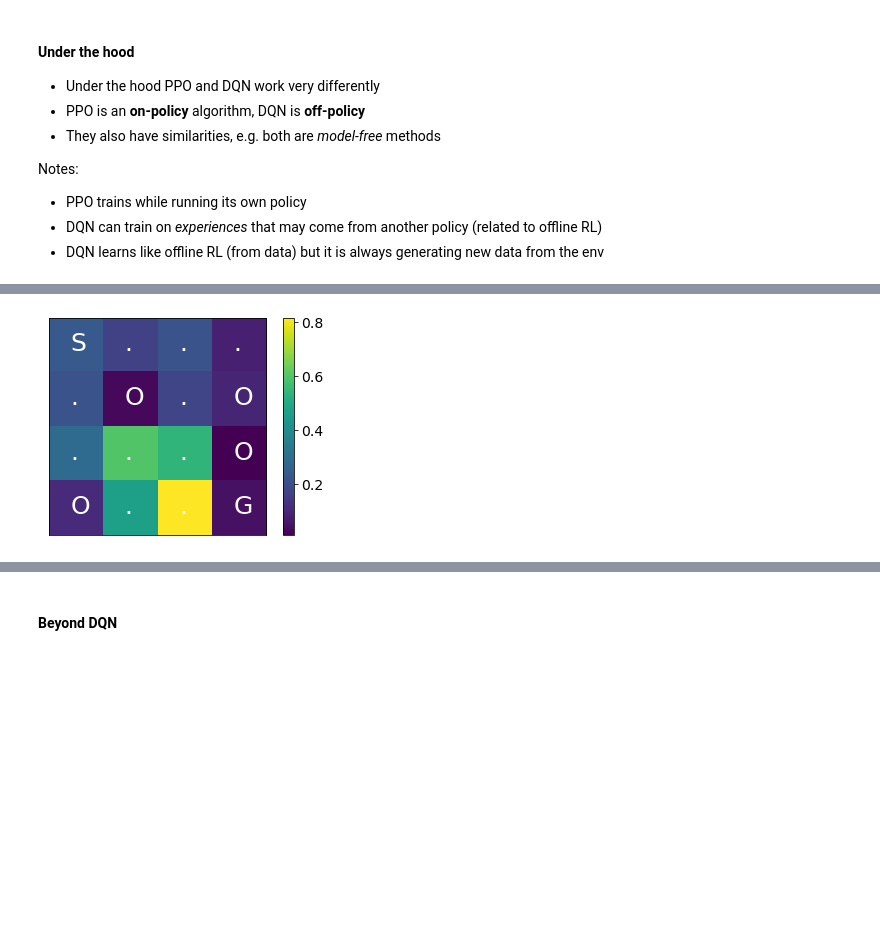
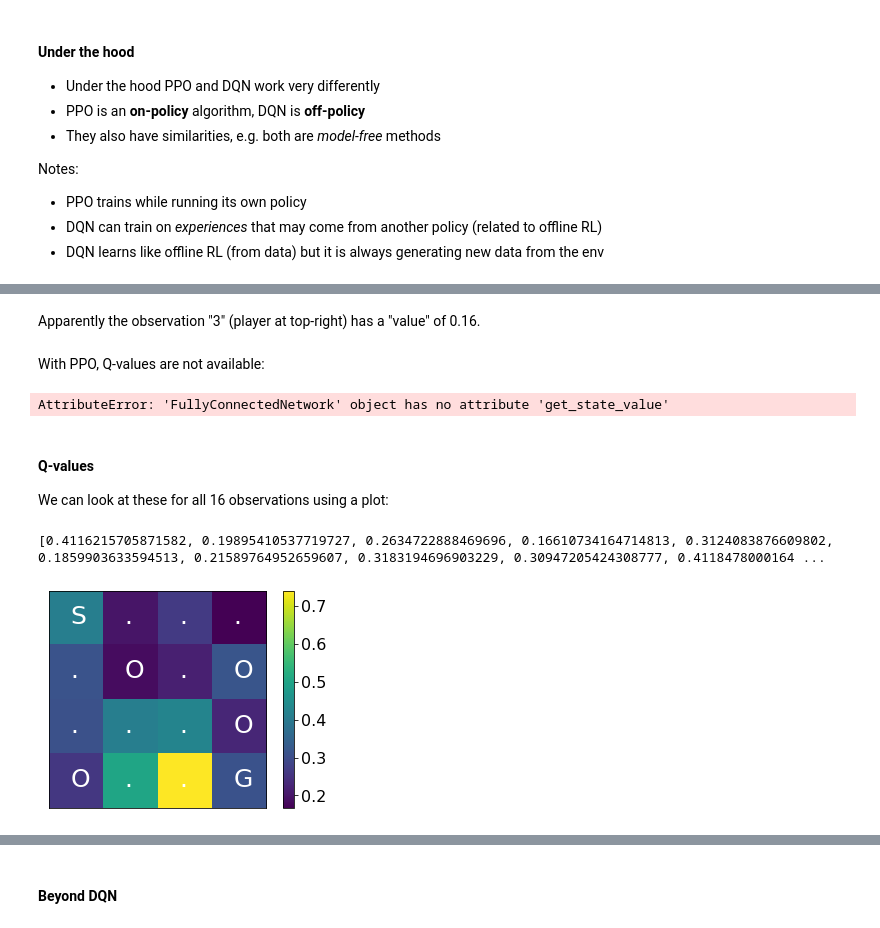
Before and after one commit to anyscale/rl-course, a Jupyter notebook: notebooks/05-under-the-hood/05_01_dqn.ipynb, the cells around one changed output, grey strips where cells are left out. Drawn from its saved outputs; the diff is of its cells as text; code cells hidden in the pictures; blank space fills up the shorter version.

```diff
--- a/notebooks/05-under-the-hood/05_01_dqn.ipynb
+++ b/notebooks/05-under-the-hood/05_01_dqn.ipynb
@@ -115,13 +105,21 @@ q_s = [float(model.get_state_value(model({"obs": torch.from_numpy(prep.transform
-# %%
-import numpy as np
-plt.imshow(np.reshape(q_s, (4,4)));
-plt.colorbar();
-plt.xticks(());
-plt.yticks(());
-desc = [[c.decode("utf-8") for c in line] for line in env.desc.tolist()]
-mapper = {"F" : ".", "H" : "O", "S" : "S", "G" : "G"}
-for i in range(4):
-    for j in range(4):
-        plt.text(j-0.1,i+0.1, mapper[desc[i][j]], fontsize=25, color="white")
-# %% [output]
-[figure, removed]
+# %% [markdown]
+Apparently the observation "3" (player at top-right) has a "value" of 0.16.
+# %% [markdown]
+With PPO, Q-values are not available:
+# %%
+utils.get_q_state(ppo, env, 3)
+# %% [output]
+AttributeError: 'FullyConnectedNetwork' object has no attribute 'get_state_value'
+# %% [markdown]
+#### Q-values
+
+We can look at these for all 16 observations using a plot:
+# %%
+q_s = [utils.get_q_state(dqn, env, i) for i in range(16)]
+print(q_s)
+# %% [output]
+[0.4116215705871582, 0.19895410537719727, 0.2634722888469696, 0.16610734164714813, 0.3124083876609802, 0.1859903633594513, 0.21589764952659607, 0.3183194696903229, 0.30947205424308777, 0.4118478000164 ...
+# %%
+utils.q_state_plot_frozenlake(q_s, env) # See GitHub for the source code
+# %% [output]
+[figure, added]
```
Also changed, not shown: parts of 27 cells of this notebook.
